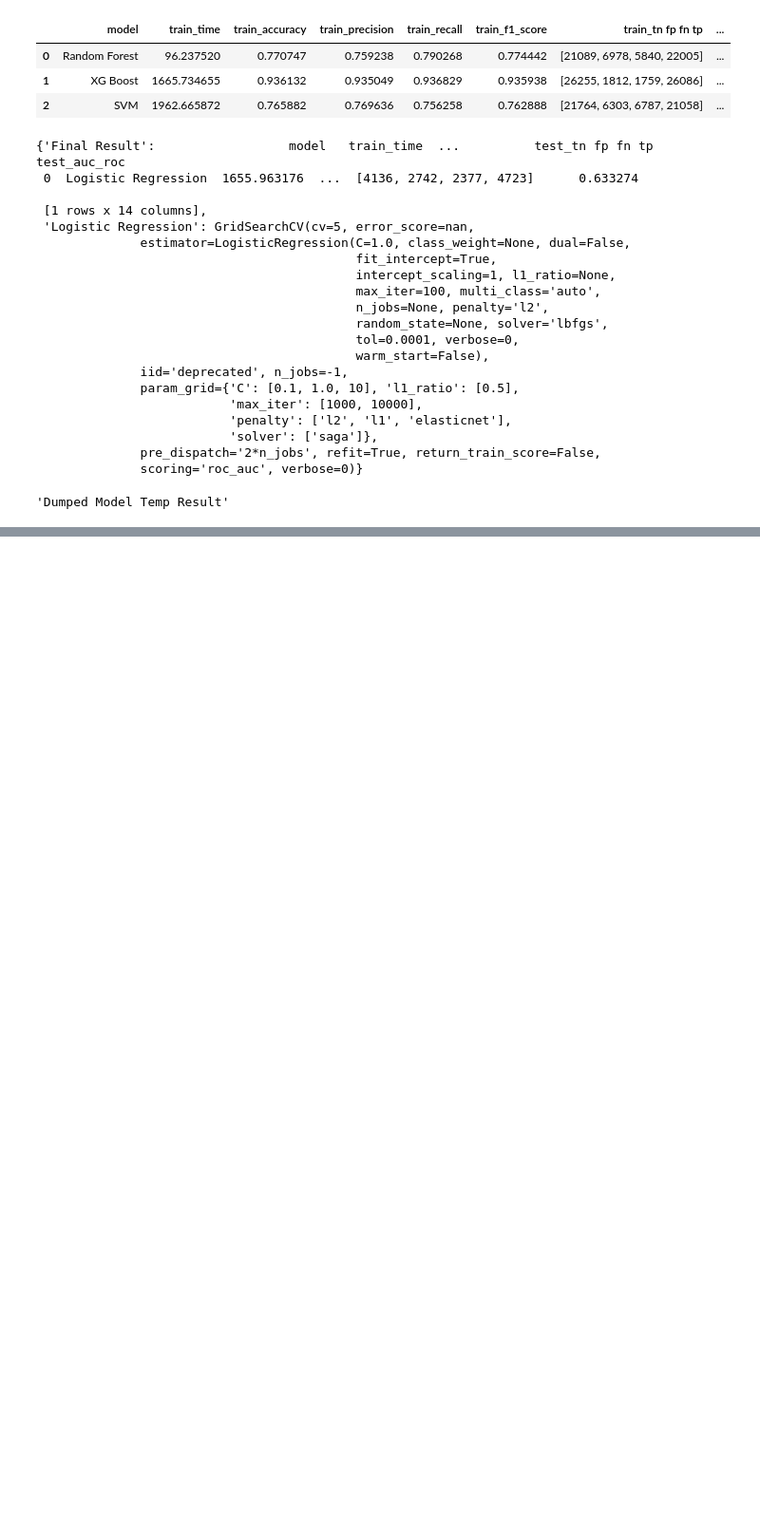
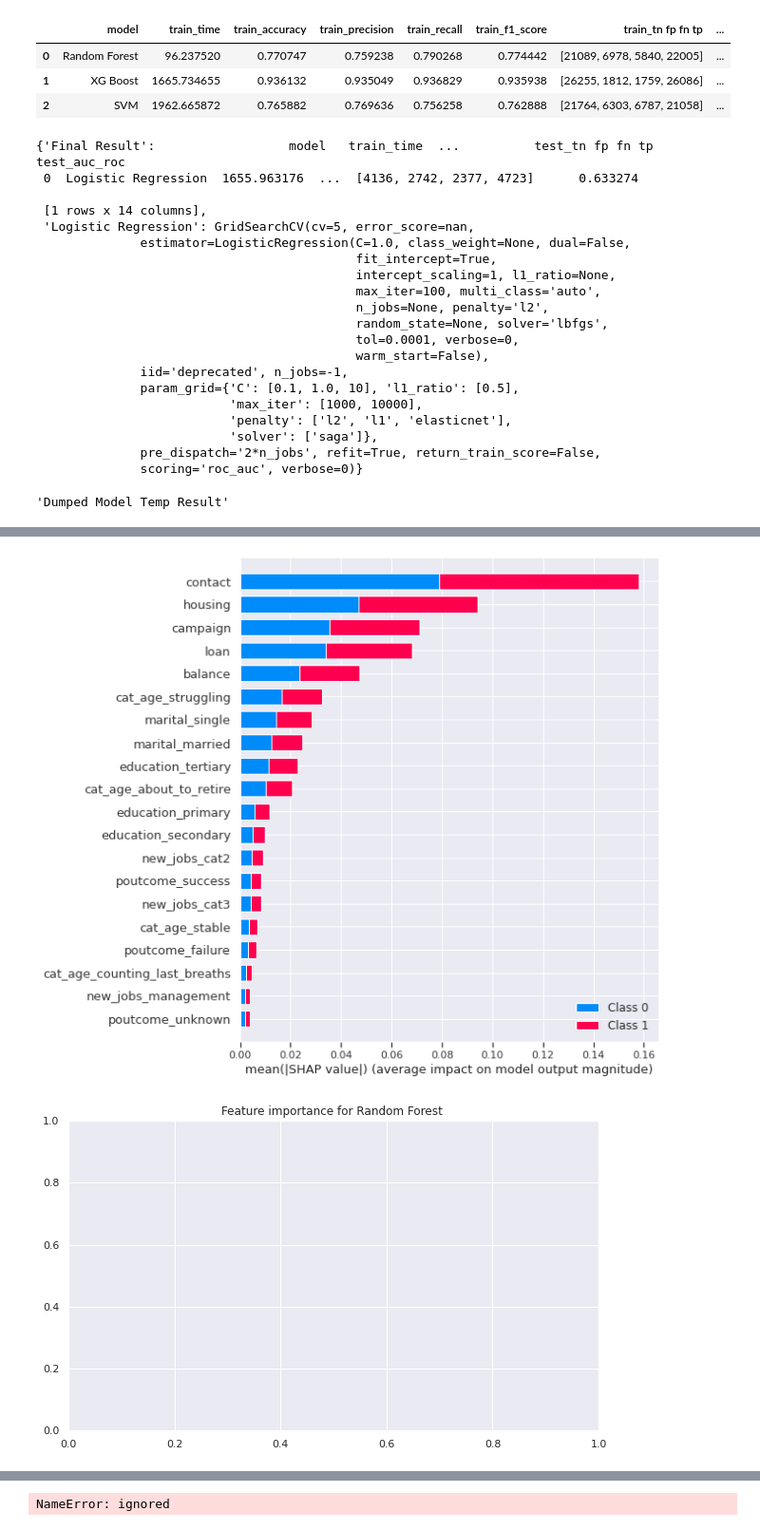
Before and after one commit to martydom/Bank-Marketing-Effectiveness-Prediction, a Jupyter notebook: Devashish_Bose_Team_1_Bank_Marketing_Effectiveness_Prediction_Capstone_Project_3.ipynb, the cells around one changed output, grey strips where cells are left out. Shown at 95% size. Drawn from its saved outputs; the diff is of its cells as text; code cells hidden in the pictures; blank space fills up the shorter version.

```diff
--- a/Devashish_Bose_Team_1_Bank_Marketing_Effectiveness_Prediction_Capstone_Project_3.ipynb
+++ b/Devashish_Bose_Team_1_Bank_Marketing_Effectiveness_Prediction_Capstone_Project_3.ipynb
@@ -577,0 +605,5 @@ sm.load('Temp Result')
+# %%
+# load JS visualization code to notebook
+shap.initjs()
+i = 10
+shap.force_plot(explainer.expected_value, shap_values[i], features=X[i], feature_names=list(final_df.drop(['y'],axis=1).columns))
@@ -577,0 +621,27 @@ sm.load('Temp Result')
+# %%
+import shap
+def show_feature_importance():
+  shap.initjs()
+  model_df = sm.load("Final Result")
+  models = model_df.model.unique()
+  i=0
+  for model in models:
+    try:
+      est = sm.load(model).best_estimator_
+      explainer = shap.Explainer(est)
+      shap_values = explainer.shap_values(X)
+      plt.figure(i)
+      shap.summary_plot(shap_values, features=X, feature_names=list(final_df.drop(['y'],axis=1).columns))
+      plt.title(f"Feature importance for {model} ")
+      plt.show()
+      i+=1
+      plt.figure(i)
+      plt.title(f"Feature importance for {model} ")
+      shap.summary_plot(shap_values, features=X, feature_names=list(final_df.drop(['y'],axis=1).columns), plot_type='bar')
+      plt.show()
+      i+=1
+    except:
+      continue
+# %%
+show_feature_importance()
+# %% [output]
@@ -577,0 +649,2 @@ sm.load('Temp Result')
+[figure, added]
+[figure, added]
@@ -577,0 +655,17 @@ sm.load('Temp Result')
+# %%
+for model in sm.load("Final Result").model.unique():
+  est = sm.load(model).best_estimator_
+  explainer = shap.Explainer(est)
+  shap_values = explainer.shap_values(X)
+  plt.figure(i)
+  shap.summary_plot(shap_values, features=X, feature_names=list(final_df.drop(['y'],axis=1).columns))
+  plt.title(f"Feature importance for {model} ")
+  plt.show()
+  i+=1
+  plt.figure(i)
+  plt.title(f"Feature importance for {model} ")
+  shap.summary_plot(shap_values, features=X, feature_names=list(final_df.drop(['y'],axis=1).columns), plot_type='bar')
+  plt.show()
+  i+=1
+# %% [output]
+NameError: ignored
```
Also changed, not shown: parts of 15 cells of this notebook.
